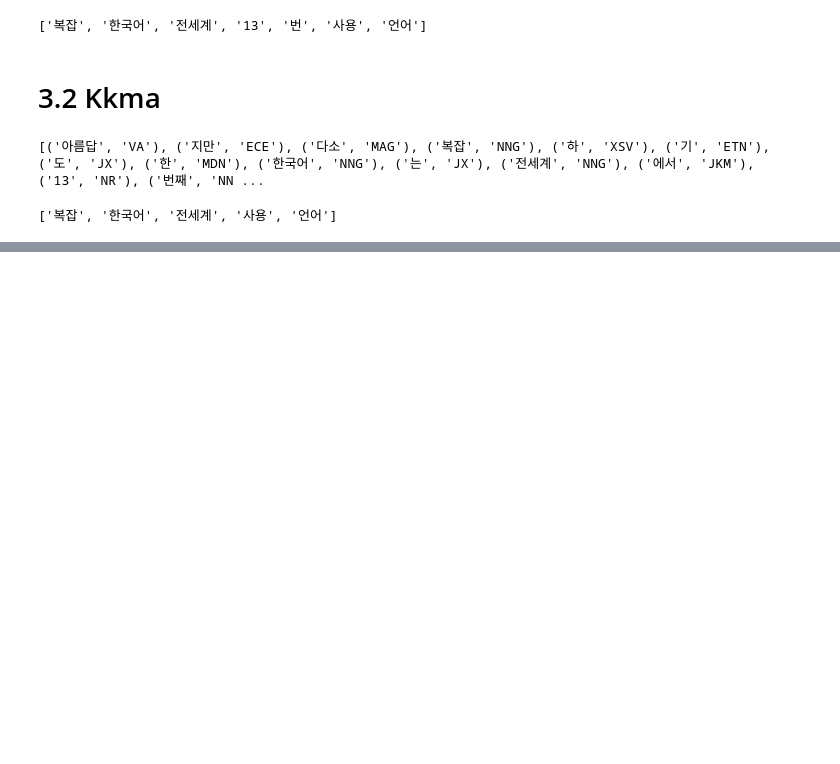
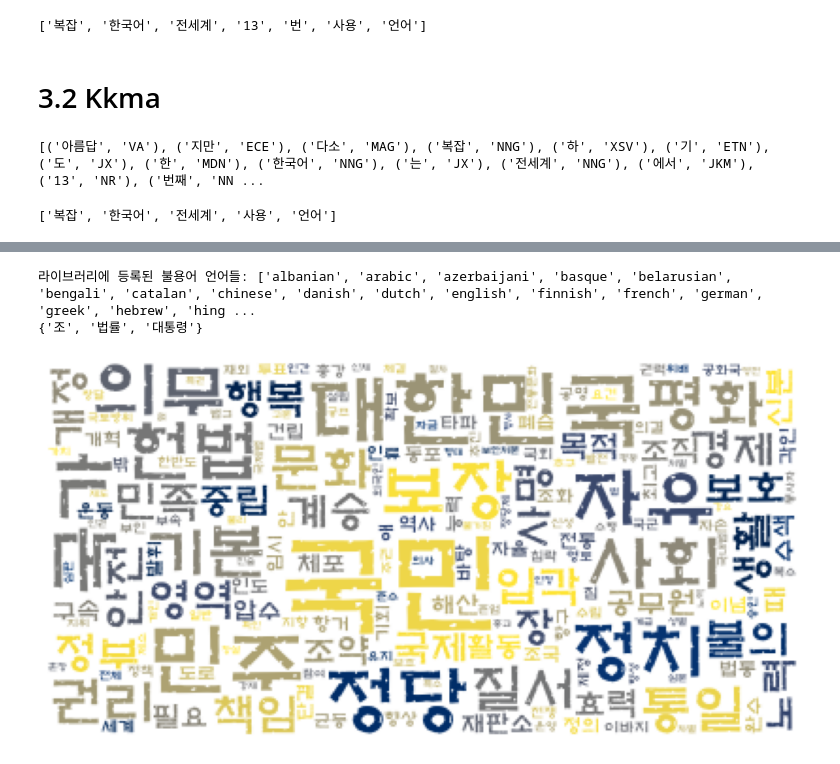
Before and after one commit to jack8704/ai, a Jupyter notebook: source/06_자연어처리/ch02_NLTK_자연어처리(한글형태소분석및시각화).ipynb, the cells around one changed output, grey strips where cells are left out. Cells and saved outputs as stored; diff of their text form; code cells hidden in the pictures; blank space fills up the shorter version.

```diff
--- a/source/06_자연어처리/ch02_NLTK_자연어처리(한글형태소분석및시각화).ipynb
+++ b/source/06_자연어처리/ch02_NLTK_자연어처리(한글형태소분석및시각화).ipynb
@@ -133,0 +369,23 @@ print(words)
+# %%
+#불용어 처리
+from wordcloud import STOPWORDS #영어권 등록된 불용어 셋
+from nltk.corpus import stopwords
+print('라이브러리에 등록된 불용어 언어들:',stopwords.fileids())
+불용어 = {'조', '대통령', '법률'}
+print(불용어)
+# %% [output]
+라이브러리에 등록된 불용어 언어들: ['albanian', 'arabic', 'azerbaijani', 'basque', 'belarusian', 'bengali', 'catalan', 'chinese', 'danish', 'dutch', 'english', 'finnish', 'french', 'german', 'greek', 'hebrew', 'hing ...
+{'조', '법률', '대통령'}
+# %%
+wordcloud = WordCloud(
+                font_path='C:/Windows/Fonts/H2MKPB.TTF',
+                background_color='white',
+                max_words=900,
+                stopwords=불용어,
+                colormap='cividis')
+wordcloud.generate(data_noun)
+plt.imshow(wordcloud)
+plt.axis('off')
+plt.show()
+# %% [output]
+[figure, added]
```
Also changed, not shown: parts of 53 cells of this notebook, 5 other files.
